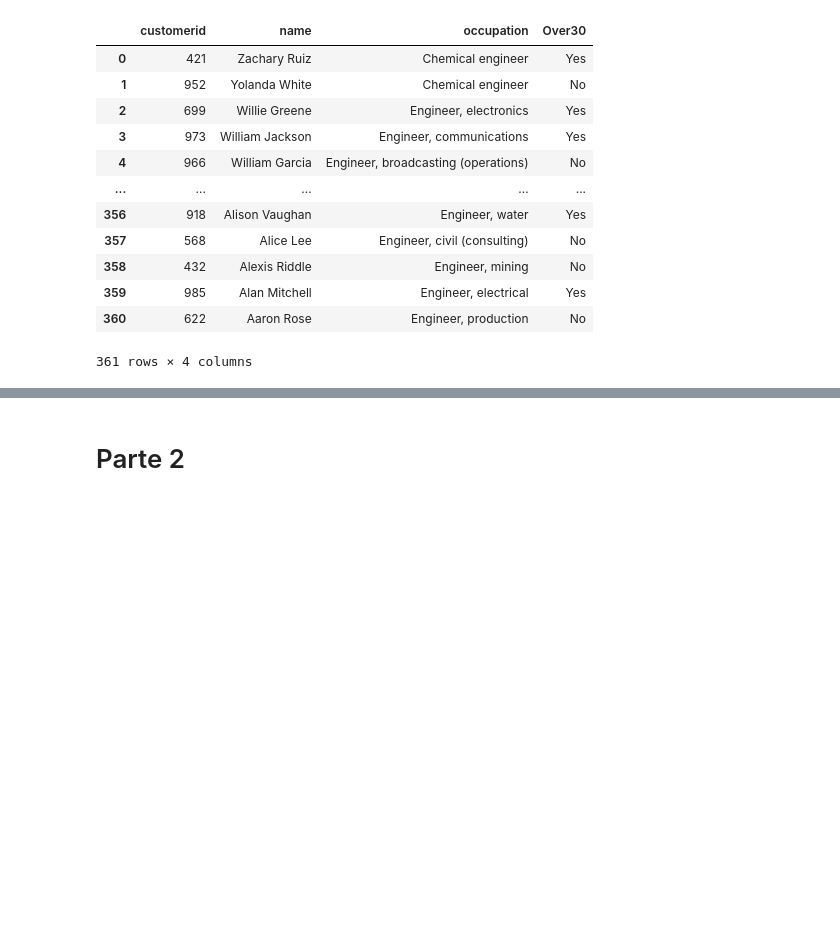
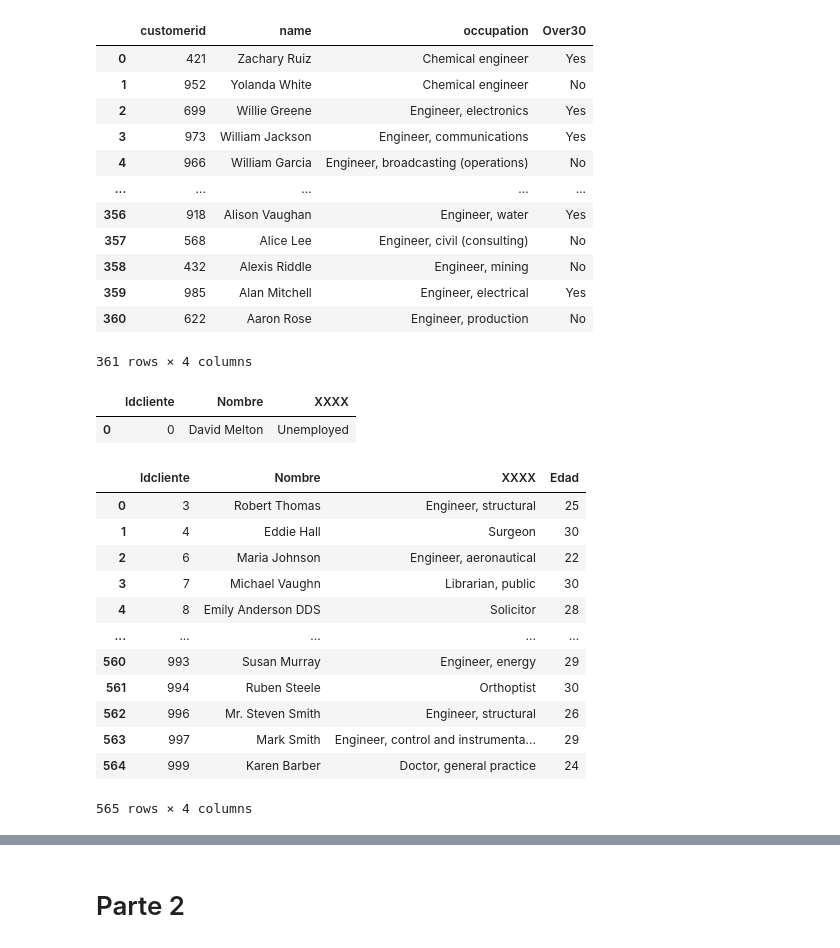
Before and after one commit to dfbustosus/Bootcamp-DS-2023-III, a Jupyter notebook: Clase 9 - 26 Sept 2023/Caso aplicado_ SQL Productos financieros.ipynb, the cells around one changed output, grey strips where cells are left out. Drawn from its saved outputs; the diff is of its cells as text; code cells hidden in the pictures; blank space fills up the shorter version.

```diff
--- a/Clase 9 - 26 Sept 2023/Caso aplicado_ SQL Productos financieros.ipynb
+++ b/Clase 9 - 26 Sept 2023/Caso aplicado_ SQL Productos financieros.ipynb
@@ -383,3 +383,35 @@ runQuery(query5)
 | 359 | 985 | Alan Mitchell | Engineer, electrical | Yes |
 | 360 | 622 | Aaron Rose | Engineer, production | No |
 361 rows × 4 columns
+# %%
+query_5_1= """
+SELECT CustomerID AS Idcliente, Name AS Nombre,Occupation AS XXXX
+FROM Customer
+LIMIT 1
+"""
+runQuery(query_5_1)
+# %% [output]
+|  | Idcliente | Nombre | XXXX |
+| 0 | 0 | David Melton | Unemployed |
+# %%
+# Where con +1 condicion
+query_5_2= """
+SELECT CustomerID AS Idcliente, Name AS Nombre,Occupation AS XXXX, Age as Edad
+FROM Customer
+WHERE (Age >20) AND (Age <40)
+"""
+runQuery(query_5_2)
+# %% [output]
+|  | Idcliente | Nombre | XXXX | Edad |
+| 0 | 3 | Robert Thomas | Engineer, structural | 25 |
+| 1 | 4 | Eddie Hall | Surgeon | 30 |
+| 2 | 6 | Maria Johnson | Engineer, aeronautical | 22 |
+| 3 | 7 | Michael Vaughn | Librarian, public | 30 |
+| 4 | 8 | Emily Anderson DDS | Solicitor | 28 |
+| ... | ... | ... | ... | ... |
+| 560 | 993 | Susan Murray | Engineer, energy | 29 |
+| 561 | 994 | Ruben Steele | Orthoptist | 30 |
+| 562 | 996 | Mr. Steven Smith | Engineer, structural | 26 |
+| 563 | 997 | Mark Smith | Engineer, control and instrumenta... | 29 |
+| 564 | 999 | Karen Barber | Doctor, general practice | 24 |
+565 rows × 4 columns
```
Also changed, not shown: parts of 6 cells of this notebook.
